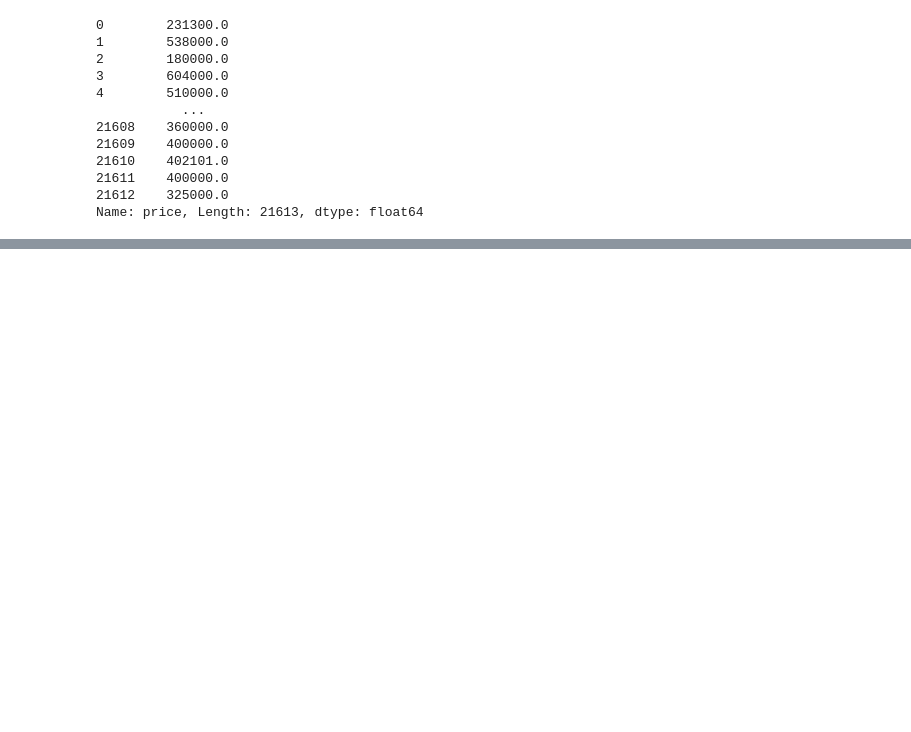
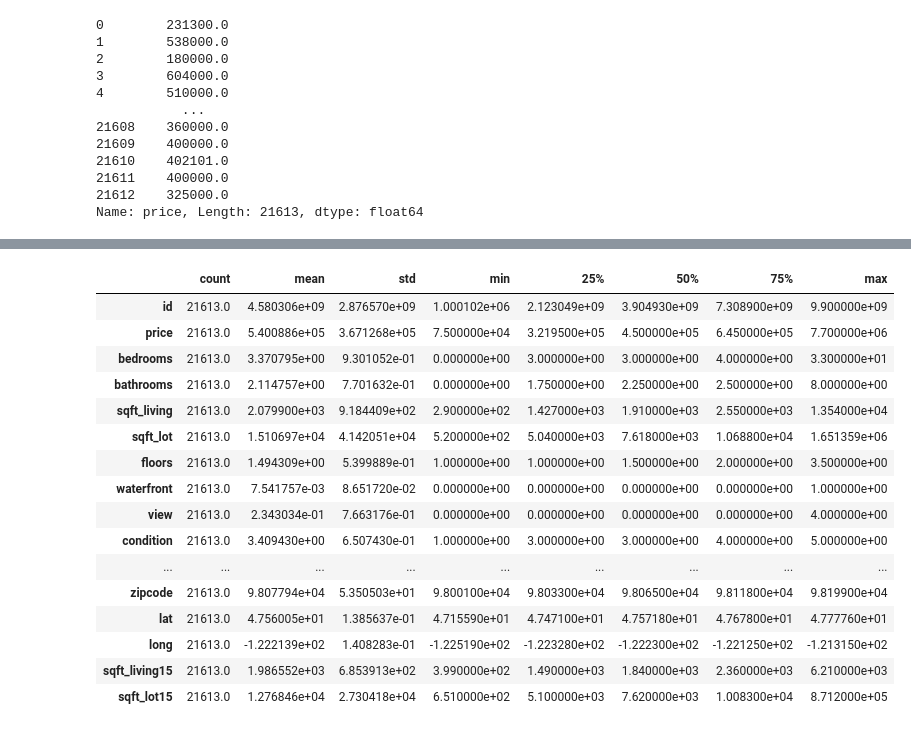
Before and after one commit to JUNEBusiness/playground, a Jupyter notebook: nppd.ipynb, the cells around one changed output, grey strips where cells are left out. Saved outputs shown, nothing was run; the diff lists cells and outputs as text; code cells hidden in the pictures; blank space fills up the shorter version.

```diff
--- a/nppd.ipynb
+++ b/nppd.ipynb
@@ -118,0 +199,20 @@ Name: price, Length: 21613, dtype: float64
+# %%
+df.describe().transpose()
+# %% [output]
+|  | count | mean | std | min | 25% | 50% | 75% | max |
+| id | 21613.0 | 4.580306e+09 | 2.876570e+09 | 1.000102e+06 | 2.123049e+09 | 3.904930e+09 | 7.308900e+09 | 9.900000e+09 |
+| price | 21613.0 | 5.400886e+05 | 3.671268e+05 | 7.500000e+04 | 3.219500e+05 | 4.500000e+05 | 6.450000e+05 | 7.700000e+06 |
+| bedrooms | 21613.0 | 3.370795e+00 | 9.301052e-01 | 0.000000e+00 | 3.000000e+00 | 3.000000e+00 | 4.000000e+00 | 3.300000e+01 |
+| bathrooms | 21613.0 | 2.114757e+00 | 7.701632e-01 | 0.000000e+00 | 1.750000e+00 | 2.250000e+00 | 2.500000e+00 | 8.000000e+00 |
+| sqft_living | 21613.0 | 2.079900e+03 | 9.184409e+02 | 2.900000e+02 | 1.427000e+03 | 1.910000e+03 | 2.550000e+03 | 1.354000e+04 |
+| sqft_lot | 21613.0 | 1.510697e+04 | 4.142051e+04 | 5.200000e+02 | 5.040000e+03 | 7.618000e+03 | 1.068800e+04 | 1.651359e+06 |
+| floors | 21613.0 | 1.494309e+00 | 5.399889e-01 | 1.000000e+00 | 1.000000e+00 | 1.500000e+00 | 2.000000e+00 | 3.500000e+00 |
+| waterfront | 21613.0 | 7.541757e-03 | 8.651720e-02 | 0.000000e+00 | 0.000000e+00 | 0.000000e+00 | 0.000000e+00 | 1.000000e+00 |
+| view | 21613.0 | 2.343034e-01 | 7.663176e-01 | 0.000000e+00 | 0.000000e+00 | 0.000000e+00 | 0.000000e+00 | 4.000000e+00 |
+| condition | 21613.0 | 3.409430e+00 | 6.507430e-01 | 1.000000e+00 | 3.000000e+00 | 3.000000e+00 | 4.000000e+00 | 5.000000e+00 |
+| ... | ... | ... | ... | ... | ... | ... | ... | ... |
+| zipcode | 21613.0 | 9.807794e+04 | 5.350503e+01 | 9.800100e+04 | 9.803300e+04 | 9.806500e+04 | 9.811800e+04 | 9.819900e+04 |
+| lat | 21613.0 | 4.756005e+01 | 1.385637e-01 | 4.715590e+01 | 4.747100e+01 | 4.757180e+01 | 4.767800e+01 | 4.777760e+01 |
+| long | 21613.0 | -1.222139e+02 | 1.408283e-01 | -1.225190e+02 | -1.223280e+02 | -1.222300e+02 | -1.221250e+02 | -1.213150e+02 |
+| sqft_living15 | 21613.0 | 1.986552e+03 | 6.853913e+02 | 3.990000e+02 | 1.490000e+03 | 1.840000e+03 | 2.360000e+03 | 6.210000e+03 |
+| sqft_lot15 | 21613.0 | 1.276846e+04 | 2.730418e+04 | 6.510000e+02 | 5.100000e+03 | 7.620000e+03 | 1.008300e+04 | 8.712000e+05 |
```
Also changed, not shown: parts of 31 cells of this notebook.
